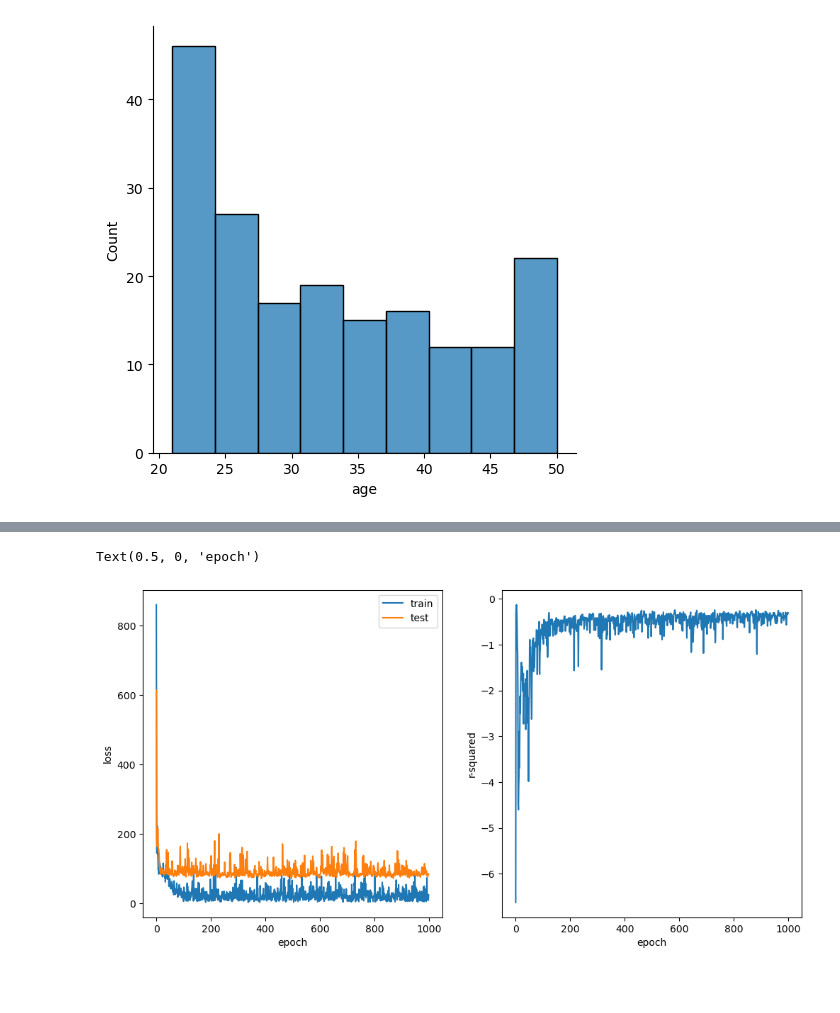
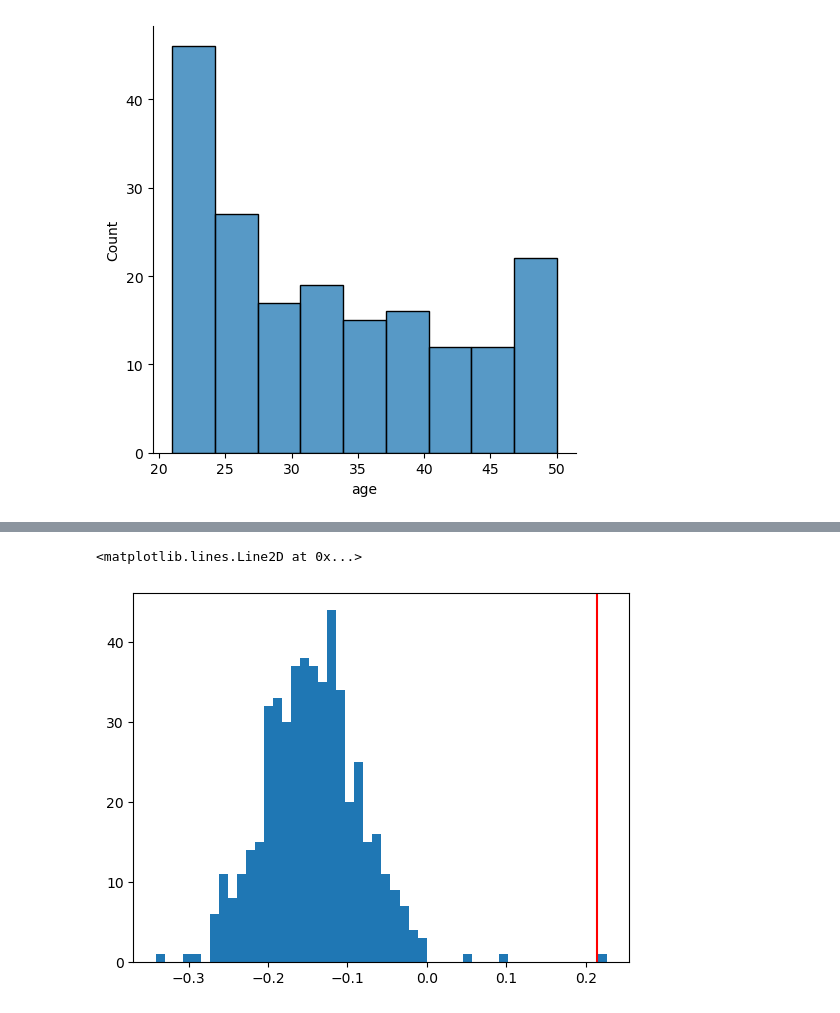
Before and after one commit to poldrack/AI_in_CogNeuro, a Jupyter notebook: notebooks/prediction.ipynb, the cells around one changed output, grey strips where cells are left out. Drawn from its saved outputs; the diff is of its cells as text; code cells hidden in the pictures; blank space fills up the shorter version.

```diff
--- a/notebooks/prediction.ipynb
+++ b/notebooks/prediction.ipynb
@@ -185,7 +71,7 @@ sns.displot(y_sim, kind='kde')
 # %% [markdown]
 Do ridge regression to see how strong the association is.
 # %%
-def run_ridgeCV(data, target, nsplits=100, test_size=0.3,
+def run_ssCV(data, target, nsplits=100, test_size=0.3,
                 seed=None, verbose=False,
                 clf=None):
     ss = ShuffleSplit(n_splits=nsplits,
@@ -209,5 +95,5 @@ def run_ridgeCV(data, target, nsplits=100, test_size=0.3,
 
     return np.mean(r2)
 
-run_ridgeCV(data, y_sim)
+run_ssCV(data, y_sim, seed=12345)
 # %% [output]
@@ -216,7 +102,7 @@ np.float64(-0.1397930829468842)
 Why is the mean r2 negative?
 # %%
 
-def run_ridgeCV_equaldist(data, target, nsplits=100, test_size=0.3,
+def run_ssCV_equaldist(data, target, nsplits=100, test_size=0.3,
                 seed=None, verbose=False, splitmult=10000,
                 pthresh=.999, clf=None, shuffle_y=False):
 
@@ -249,7 +135,7 @@ def run_ridgeCV_equaldist(data, target, nsplits=100, test_size=0.3,
             print(f'Warning: only {len(r2)} splits completed on {split_idx} attempts')
         else:
             print(f'Completed {len(r2)} splits on {split_idx} attempts')
-    return np.mean(r2)
+    return np.mean(r2), clf
 
-run_ridgeCV_equaldist(data, y_sim, verbose=True)
+run_ssCV_equaldist(data, y_sim, seed=23456)
 # %% [output]
@@ -282,3 +158,8 @@ sns.displot(metadata_df[pheno_var])
 # %% [output]
 <seaborn.axisgrid.FacetGrid at 0x...>
 [figure]
+# %%
+# use shuffle split
+
+acc, _ = run_ssCV_equaldist(data, metadata_df[pheno_var])
+print(f'Mean accuracy: {acc:.3f}')
@@ -285,12 +170,8 @@ sns.displot(metadata_df[pheno_var])
 # %%
-# use shuffle split
-
-acc = run_ridgeCV_equaldist(data, metadata_df[pheno_var])
-print('Mean accuracy:', acc)
-
 shuf_acc = [acc] # include the actual accuracy to preven p=0
 for i in range(500):
-    shuf_acc.append(run_ridgeCV_equaldist(data, metadata_df[pheno_var],
-                                     shuffle_y=True))
-print('p-value under null:', np.mean(acc <= np.array(shuf_acc)))
+    shuf_acc.append(run_ssCV_equaldist(data, metadata_df[pheno_var],
+                                     shuffle_y=True)[0])
+al = np.mean(acc <= np.array(shuf_acc))
+print(f'p-value under null: {pval:.3f}')
 # %% [output]
@@ -451,16 +179,6 @@ Epoch 900: test loss=86.71345901489258, test r2=-0.3646894877705837
-# %%
-plt.figure(figsize=(12, 6))
-plt.subplot(1, 2, 1)
-plt.plot(train_loss, label='train')
-plt.plot(test_loss, label='test')
-plt.legend()
-plt.ylabel('loss')
-plt.xlabel('epoch')
-
-plt.subplot(1, 2, 2)
-plt.plot(test_r2)
-plt.ylabel('r-squared')
-plt.xlabel('epoch')
-# %% [output]
-Text(0.5, 0, 'epoch')
-[figure, removed]
+# %%
+plt.hist(shuf_acc, bins=50)
+plt.axvline(acc, color='r')
+# %% [output]
+<matplotlib.lines.Line2D at 0x...>
+[figure, added]
```
Also changed, not shown: parts of 16 cells of this notebook.
